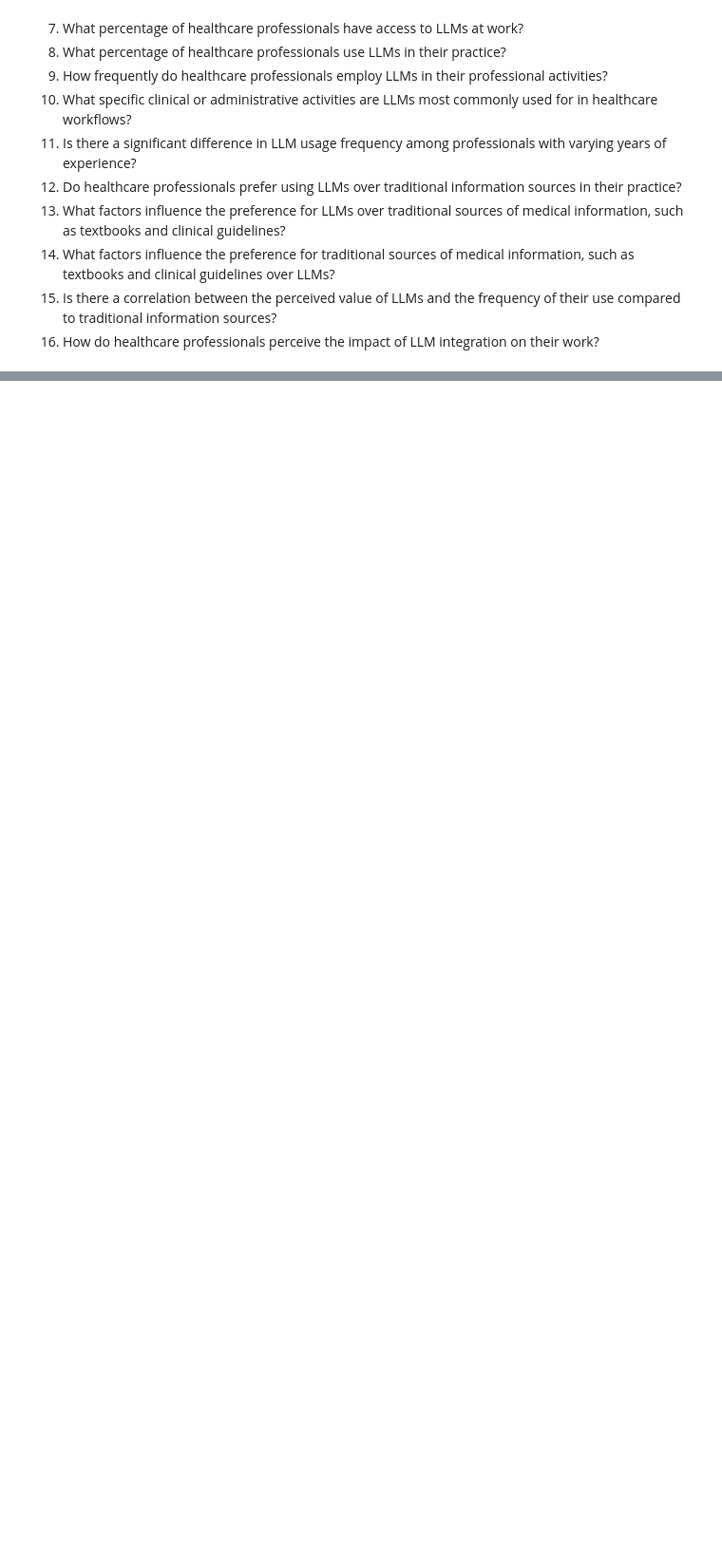
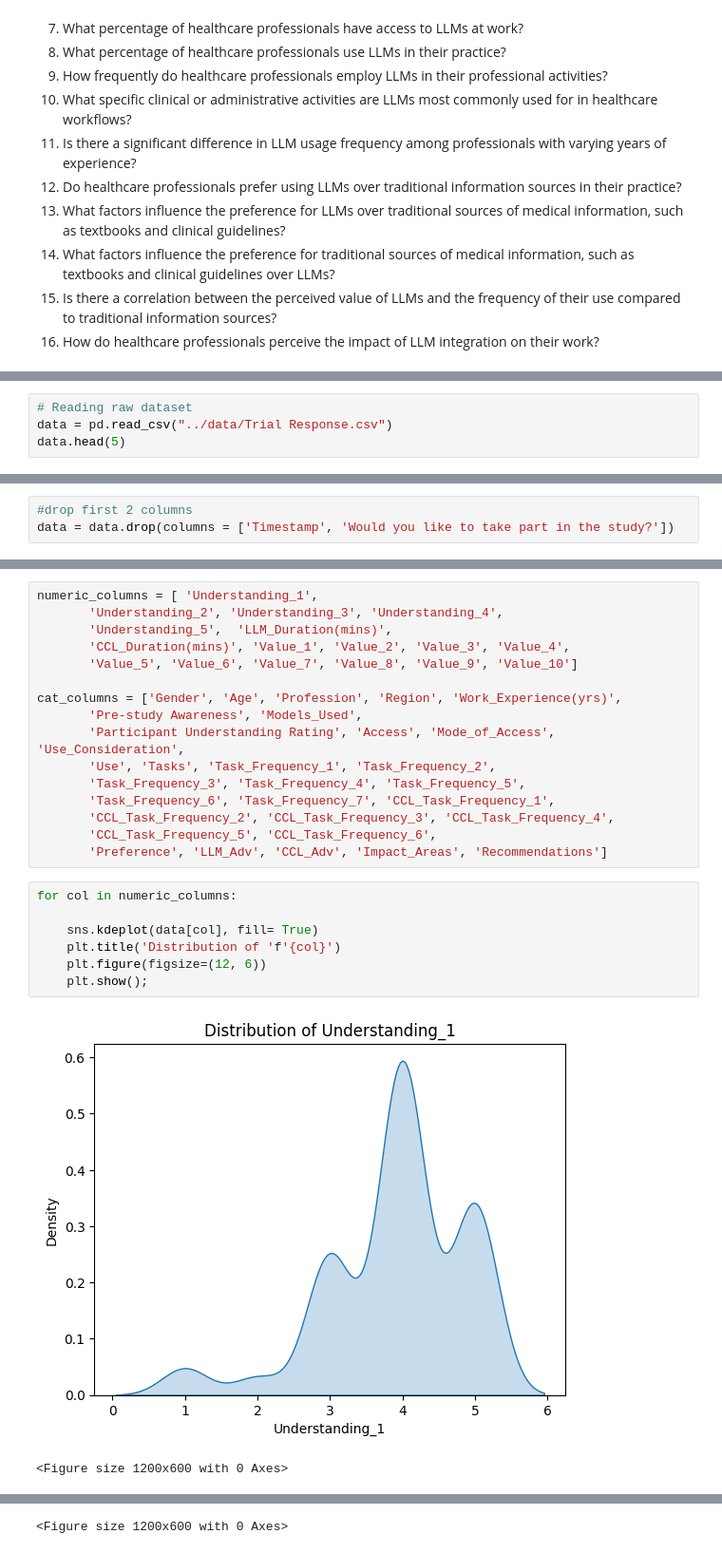
Before and after one commit to elle-shika/Healthy-Models, a Jupyter notebook: Script/Analysis.ipynb, the cells around one changed output, grey strips where cells are left out. Shown: that part at 95% size. Cells and saved outputs as stored; diff of their text form; blank space fills up the shorter version.

Commit message:
Complete Overview od Data

```diff
--- a/Script/Analysis.ipynb
+++ b/Script/Analysis.ipynb
@@ -42,0 +71,4 @@ Understanding adoption patterns of LLMs  is vital for policymakers, healthcare a
+# %%
+# Reading raw dataset
+data = pd.read_csv("../data/Trial Response.csv")
+data.head(5)
@@ -42,0 +102,3 @@ Understanding adoption patterns of LLMs  is vital for policymakers, healthcare a
+# %%
+#drop first 2 columns
+data = data.drop(columns = ['Timestamp', 'Would you like to take part in the study?'])
@@ -42,0 +280,26 @@ Understanding adoption patterns of LLMs  is vital for policymakers, healthcare a
+# %%
+numeric_columns = [ 'Understanding_1',
+       'Understanding_2', 'Understanding_3', 'Understanding_4',
+       'Understanding_5',  'LLM_Duration(mins)',
+       'CCL_Duration(mins)', 'Value_1', 'Value_2', 'Value_3', 'Value_4',
+       'Value_5', 'Value_6', 'Value_7', 'Value_8', 'Value_9', 'Value_10']
+
+cat_columns = ['Gender', 'Age', 'Profession', 'Region', 'Work_Experience(yrs)',
+       'Pre-study Awareness', 'Models_Used',
+       'Participant Understanding Rating', 'Access', 'Mode_of_Access', 'Use_Consideration',
+       'Use', 'Tasks', 'Task_Frequency_1', 'Task_Frequency_2',
+       'Task_Frequency_3', 'Task_Frequency_4', 'Task_Frequency_5',
+       'Task_Frequency_6', 'Task_Frequency_7', 'CCL_Task_Frequency_1',
+       'CCL_Task_Frequency_2', 'CCL_Task_Frequency_3', 'CCL_Task_Frequency_4',
+       'CCL_Task_Frequency_5', 'CCL_Task_Frequency_6',
+       'Preference', 'LLM_Adv', 'CCL_Adv', 'Impact_Areas', 'Recommendations']
+# %%
+for col in numeric_columns:
+
+    sns.kdeplot(data[col], fill= True)
+    plt.title('Distribution of 'f'{col}')
+    plt.figure(figsize=(12, 6))
+    plt.show();
+# %% [output]
+[figure, added]
+<Figure size 1200x600 with 0 Axes>
@@ -42,0 +307 @@ Understanding adoption patterns of LLMs  is vital for policymakers, healthcare a
+<Figure size 1200x600 with 0 Axes>
```
Also changed, not shown: parts of 26 cells of this notebook.
